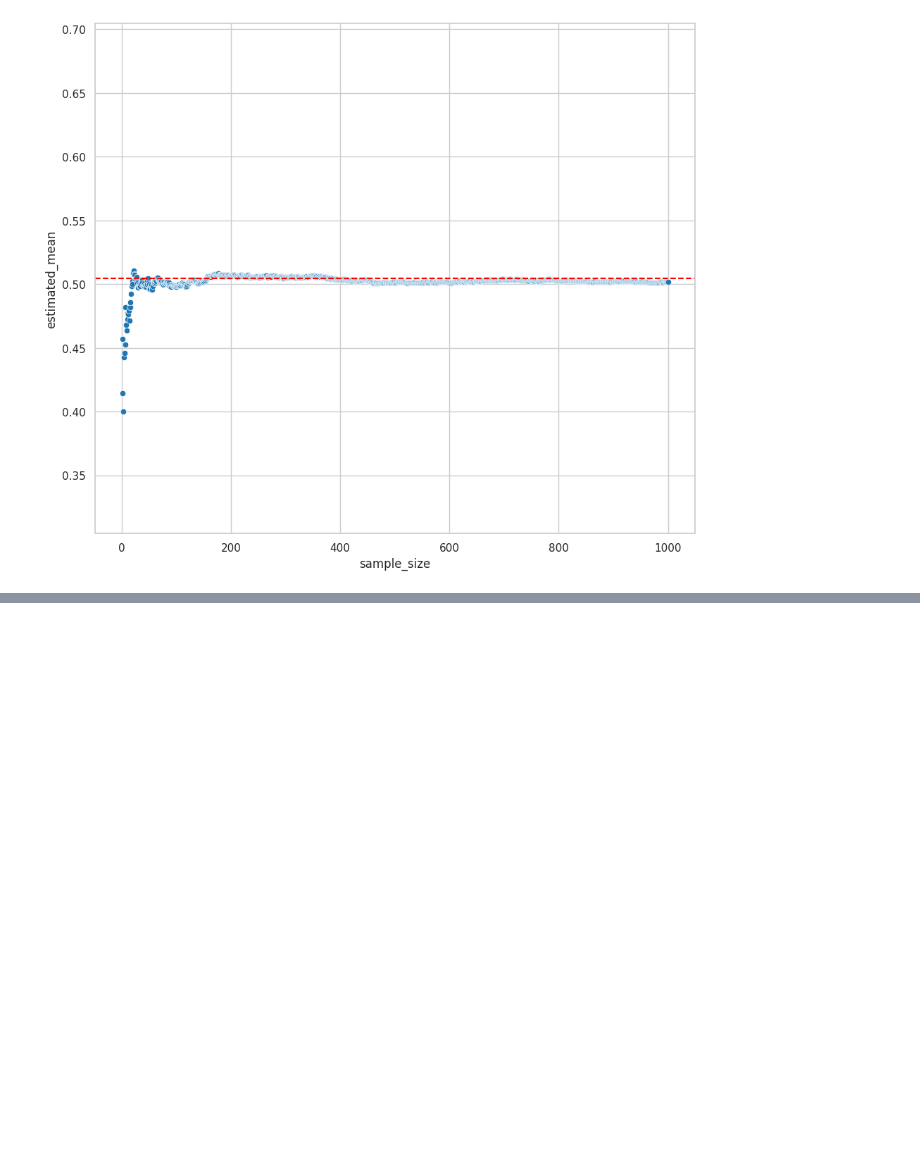
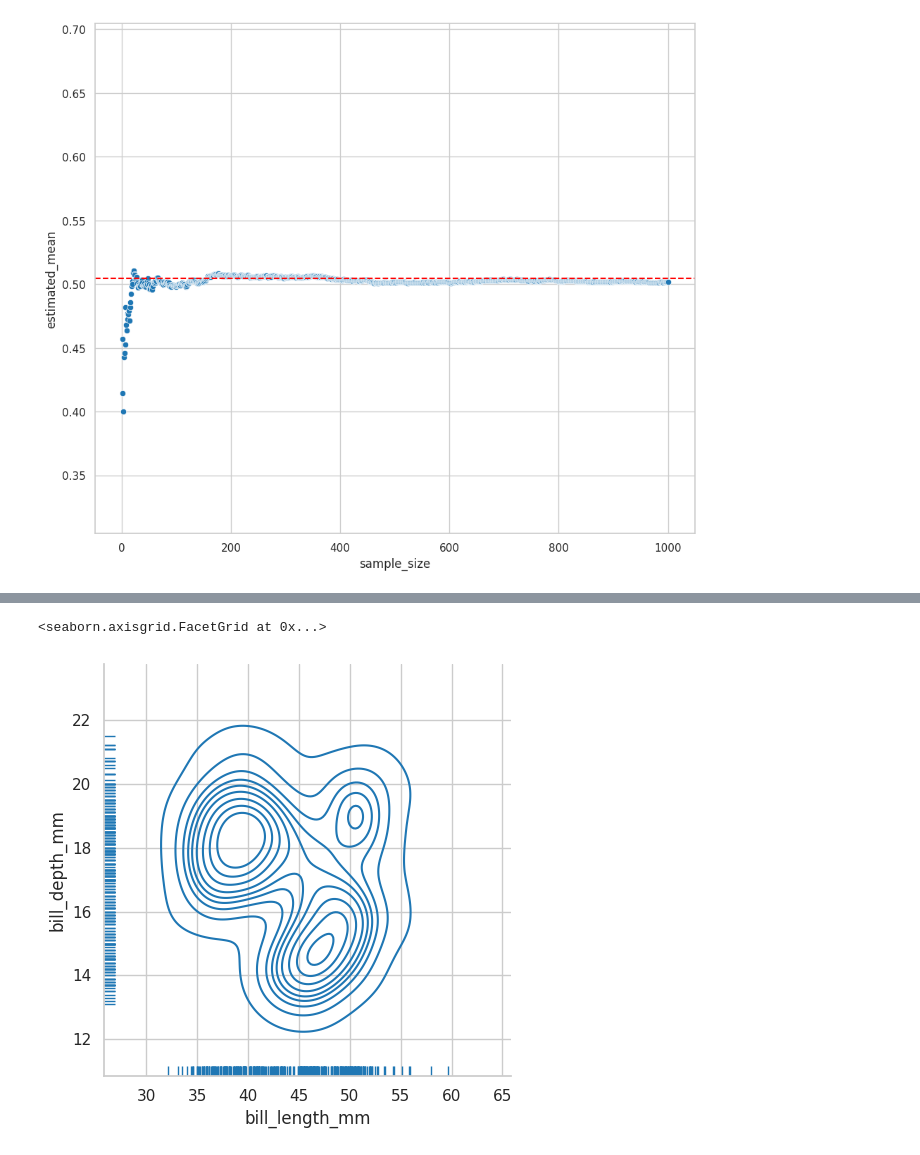
Before and after one commit to gabguagon/Py-EDA-penguins, a Jupyter notebook: penguins.ipynb, the cells around one changed output, grey strips where cells are left out. Cells and saved outputs as stored; diff of their text form; code cells hidden in the pictures; blank space fills up the shorter version.

```diff
--- a/penguins.ipynb
+++ b/penguins.ipynb
@@ -1052,0 +1076,11 @@ plt.ylim([sex_numeric.mean() - 0.20, sex_numeric.mean() + 0.20])
+# %%
+sns.displot(
+    data=processed_df,
+    x='bill_length_mm',
+    y='bill_depth_mm',
+    kind='kde',
+    rug=True
+)
+# %% [output]
+<seaborn.axisgrid.FacetGrid at 0x...>
+[figure, added]
```
Also changed, not shown: parts of 4 cells of this notebook.
